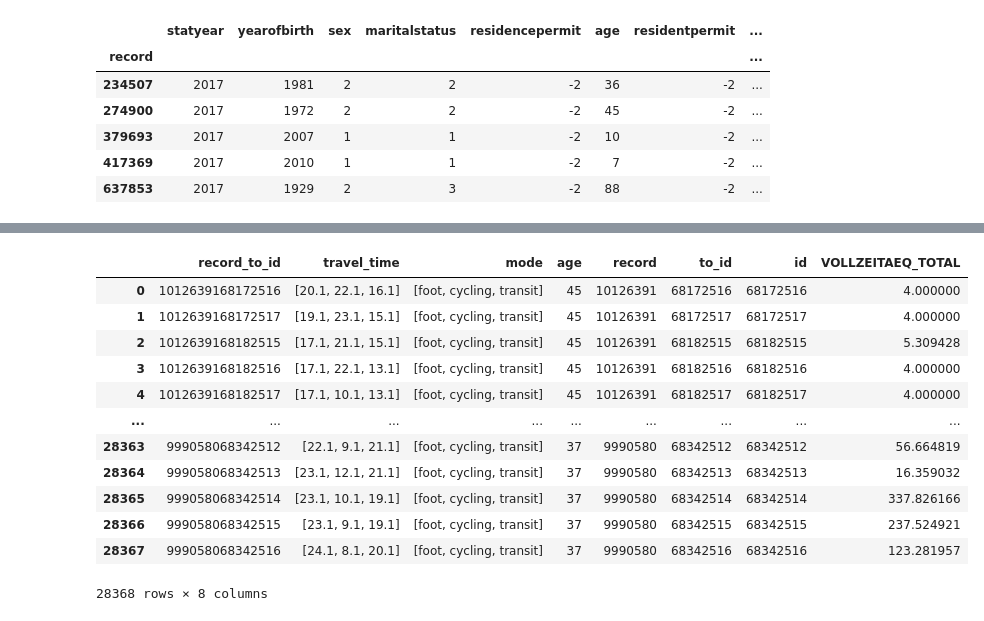
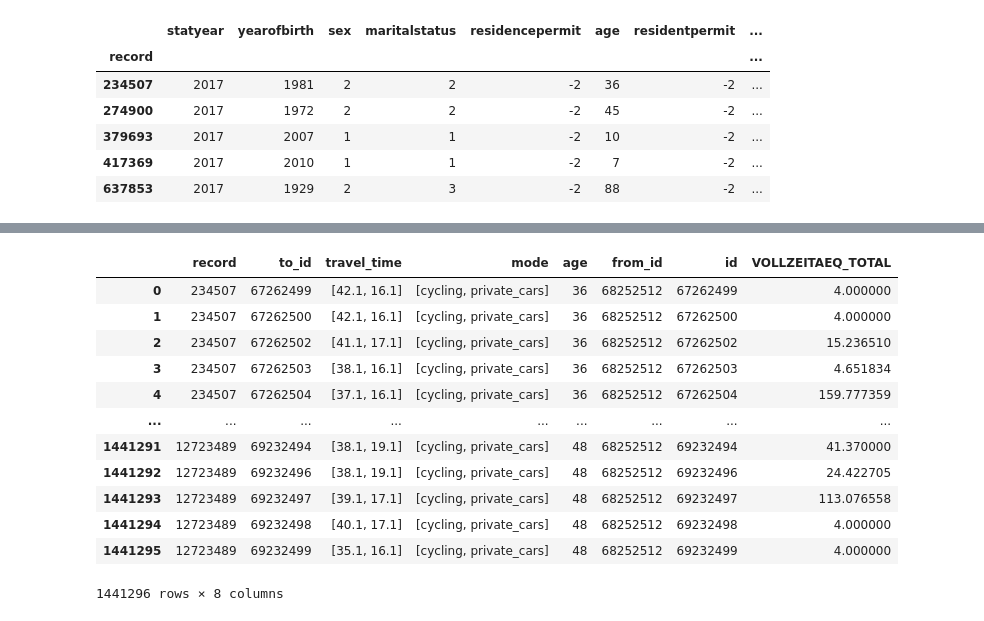
Before and after one commit to lukasballo/snman, a Jupyter notebook: scripts_accessibility_paper/r5.ipynb, the cells around one changed output, grey strips where cells are left out. Saved outputs shown, nothing was run; the diff lists cells and outputs as text; code cells hidden in the pictures.

```diff
--- a/scripts_accessibility_paper/r5.ipynb
+++ b/scripts_accessibility_paper/r5.ipynb
@@ -117 +117,10 @@ transport_network = r5py.TransportNetwork(
 )
+# %%
+print('read transport network cycling')
+transport_network_cycling = r5py.TransportNetwork(
+    os.path.join(outputs_path, 'before_oneway_links_cycling.osm.pbf'),
+)
+print('read transport network car')
+transport_network_car = r5py.TransportNetwork(
+    os.path.join(outputs_path, 'tt.osm.pbf'),
+)
@@ -130,13 +144,13 @@ tt_computers[MODE_FOOT] = r5py.TravelTimeMatrixComputer(
 )
 
 tt_computers[MODE_CYCLING] = r5py.TravelTimeMatrixComputer(
-    transport_network,
-    transport_modes=[r5py.TransportMode.BICYCLE],
+    transport_network_cycling,
+    transport_modes=[r5py.TransportMode.CAR],
     **common_settings
 )
 
 tt_computers[MODE_PRIVATE_CARS] = r5py.TravelTimeMatrixComputer(
-    transport_network,
+    transport_network_car,
     transport_modes=[r5py.TransportMode.CAR],
     **common_settings
 )
@@ -161,6 +175,6 @@ tt_matrix = pd.concat(tt_matrices.values())
 
 # add base travel time to avoid 0 values
 tt_matrix['travel_time'] = tt_matrix['travel_time'] + 0.1
-tt_matrix
+tt_matrix[tt_matrix['mode'] == 'private_cars']
 # %% [output]
 |  | from_id | to_id | travel_time | mode |
@@ -179,5 +195,7 @@ tt_matrix
 # %%
-statpop_reduced = statpop_filtered.reset_index()[['record', 'age', 'statent_id', 'geometry']]
+statpop_reduced = statpop_filtered.reset_index()[[
+    'record', 'age', 'maritalstatus', 'residencepermit', 'residentpermit', 'statent_id', 'geometry'
+]]
 statpop_reduced.set_index('record', inplace=True)
 statpop_reduced.head()
 # %% [output]
@@ -209,3 +245,0 @@ accessibility_costs
-# %%
-accessibility_costs['record_to_id'] = accessibility_costs['record'].astype(str) + accessibility_costs['to_id'].astype(str)
-accessibility_costs
@@ -226,36 +246,31 @@ accessibility_costs
 # %%
 # group accessibility by person, providing a list of travel times to each statent destination
 
-ag = accessibility_costs.reset_index().groupby(['record_to_id']).agg({
+ag = accessibility_costs.reset_index().groupby(['record', 'to_id']).agg({
     'travel_time': list,
     'mode': list,
-    #'sex': 'first',
     'age': 'first',
-    #'maritalstatus': 'first',
-    #'residencepermit': 'first',
-    #'residentpermit': 'first'
-    'record': 'first',
-    'to_id': 'first'
+    'from_id': 'first'
 })
 
 # add destination information from statent
 ag = pd.merge(ag.reset_index(), statent.reset_index()[['id', 'VOLLZEITAEQ_TOTAL']], left_on='to_id', right_on='id')
 
 ag
 # %% [output]
-|  | record_to_id | travel_time | mode | age | record | to_id | id | VOLLZEITAEQ_TOTAL |
-| 0 | 1012639168172516 | [20.1, 22.1, 16.1] | [foot, cycling, transit] | 45 | 10126391 | 68172516 | 68172516 | 4.000000 |
-| 1 | 1012639168172517 | [19.1, 23.1, 15.1] | [foot, cycling, transit] | 45 | 10126391 | 68172517 | 68172517 | 4.000000 |
-| 2 | 1012639168182515 | [17.1, 21.1, 15.1] | [foot, cycling, transit] | 45 | 10126391 | 68182515 | 68182515 | 5.309428 |
-| 3 | 1012639168182516 | [17.1, 22.1, 13.1] | [foot, cycling, transit] | 45 | 10126391 | 68182516 | 68182516 | 4.000000 |
-| 4 | 1012639168182517 | [17.1, 10.1, 13.1] | [foot, cycling, transit] | 45 | 10126391 | 68182517 | 68182517 | 4.000000 |
+|  | record | to_id | travel_time | mode | age | from_id | id | VOLLZEITAEQ_TOTAL |
+| 0 | 234507 | 67262499 | [42.1, 16.1] | [cycling, private_cars] | 36 | 68252512 | 67262499 | 4.000000 |
+| 1 | 234507 | 67262500 | [42.1, 16.1] | [cycling, private_cars] | 36 | 68252512 | 67262500 | 4.000000 |
+| 2 | 234507 | 67262502 | [41.1, 17.1] | [cycling, private_cars] | 36 | 68252512 | 67262502 | 15.236510 |
+| 3 | 234507 | 67262503 | [38.1, 16.1] | [cycling, private_cars] | 36 | 68252512 | 67262503 | 4.651834 |
+| 4 | 234507 | 67262504 | [37.1, 16.1] | [cycling, private_cars] | 36 | 68252512 | 67262504 | 159.777359 |
 | ... | ... | ... | ... | ... | ... | ... | ... | ... |
-| 28363 | 999058068342512 | [22.1, 9.1, 21.1] | [foot, cycling, transit] | 37 | 9990580 | 68342512 | 68342512 | 56.664819 |
-| 28364 | 999058068342513 | [23.1, 12.1, 21.1] | [foot, cycling, transit] | 37 | 9990580 | 68342513 | 68342513 | 16.359032 |
-| 28365 | 999058068342514 | [23.1, 10.1, 19.1] | [foot, cycling, transit] | 37 | 9990580 | 68342514 | 68342514 | 337.826166 |
-| 28366 | 999058068342515 | [23.1, 9.1, 19.1] | [foot, cycling, transit] | 37 | 9990580 | 68342515 | 68342515 | 237.524921 |
-| 28367 | 999058068342516 | [24.1, 8.1, 20.1] | [foot, cycling, transit] | 37 | 9990580 | 68342516 | 68342516 | 123.281957 |
+| 1441291 | 12723489 | 69232494 | [38.1, 19.1] | [cycling, private_cars] | 48 | 68252512 | 69232494 | 41.370000 |
+| 1441292 | 12723489 | 69232496 | [38.1, 19.1] | [cycling, private_cars] | 48 | 68252512 | 69232496 | 24.422705 |
+| 1441293 | 12723489 | 69232497 | [39.1, 17.1] | [cycling, private_cars] | 48 | 68252512 | 69232497 | 113.076558 |
+| 1441294 | 12723489 | 69232498 | [40.1, 17.1] | [cycling, private_cars] | 48 | 68252512 | 69232498 | 4.000000 |
+| 1441295 | 12723489 | 69232499 | [35.1, 16.1] | [cycling, private_cars] | 48 | 68252512 | 69232499 | 4.000000 |
-28368 rows × 8 columns
+1441296 rows × 8 columns
 # %%
 # create a dictionary with travel options for each person and statent destination
 ag['travel_options'] = ag.apply(lambda row: dict(zip(row['mode'], row['travel_time'])), axis=1)
```
Also changed, not shown: parts of 18 cells of this notebook, 13 other files.
